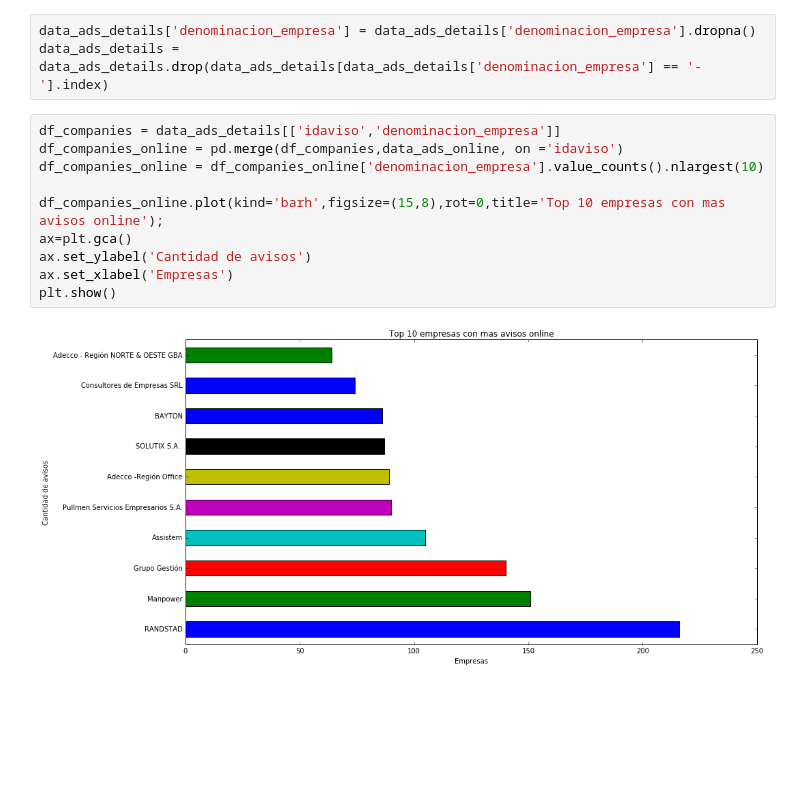
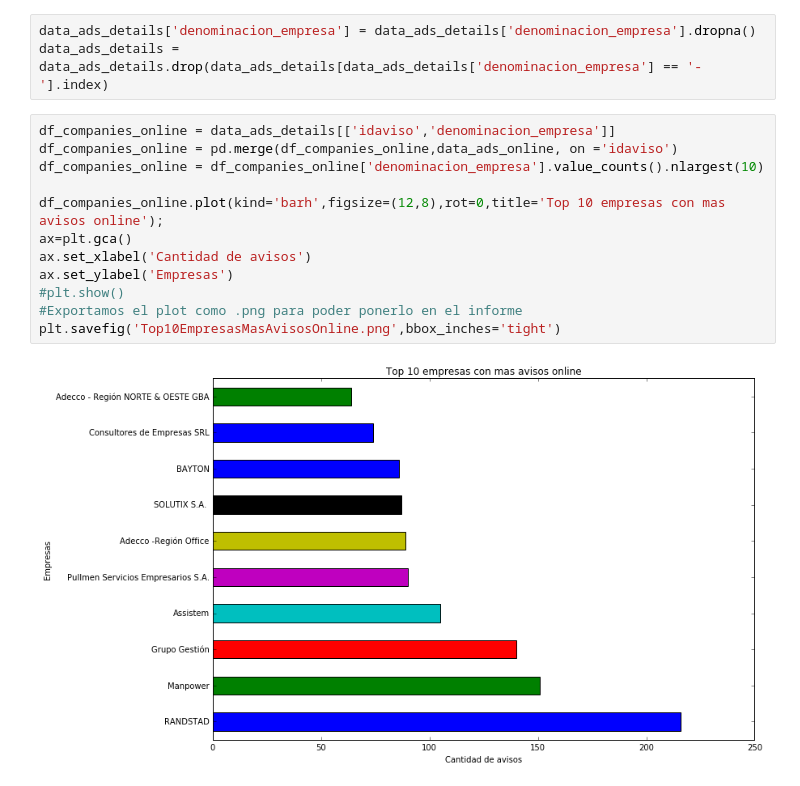
Before and after one commit to matfonseca/OrgaDatos, a Jupyter notebook: Analisis exploratorio.ipynb, the cells around one changed output. Cells and saved outputs as stored; diff of their text form; blank space fills up the shorter version.

Commit message:
Agrego el codigo para poder guardar los graficos y corrijo algunas cosas que estaban mas de los graficos (nombres, ejes,etc).

```diff
--- a/Analisis exploratorio.ipynb
+++ b/Analisis exploratorio.ipynb
@@ -305,14 +319,16 @@ plt.show()
 data_ads_details['denominacion_empresa'] = data_ads_details['denominacion_empresa'].dropna()
 data_ads_details = data_ads_details.drop(data_ads_details[data_ads_details['denominacion_empresa'] == '-'].index)
 # %%
-df_companies = data_ads_details[['idaviso','denominacion_empresa']]
-df_companies_online = pd.merge(df_companies,data_ads_online, on ='idaviso')
+df_companies_online = data_ads_details[['idaviso','denominacion_empresa']]
+df_companies_online = pd.merge(df_companies_online,data_ads_online, on ='idaviso')
 df_companies_online = df_companies_online['denominacion_empresa'].value_counts().nlargest(10)
 
-df_companies_online.plot(kind='barh',figsize=(15,8),rot=0,title='Top 10 empresas con mas avisos online');
+df_companies_online.plot(kind='barh',figsize=(12,8),rot=0,title='Top 10 empresas con mas avisos online');
 ax=plt.gca()
-ax.set_ylabel('Cantidad de avisos')
-ax.set_xlabel('Empresas')
-plt.show()
+ax.set_xlabel('Cantidad de avisos')
+ax.set_ylabel('Empresas')
+#plt.show()
+#Exportamos el plot como .png para poder ponerlo en el informe
+plt.savefig('Top10EmpresasMasAvisosOnline.png',bbox_inches='tight')
 # %% [output]
-[figure, old version]
+[figure, new version]
```
Also changed, not shown: parts of 7 cells of this notebook.
